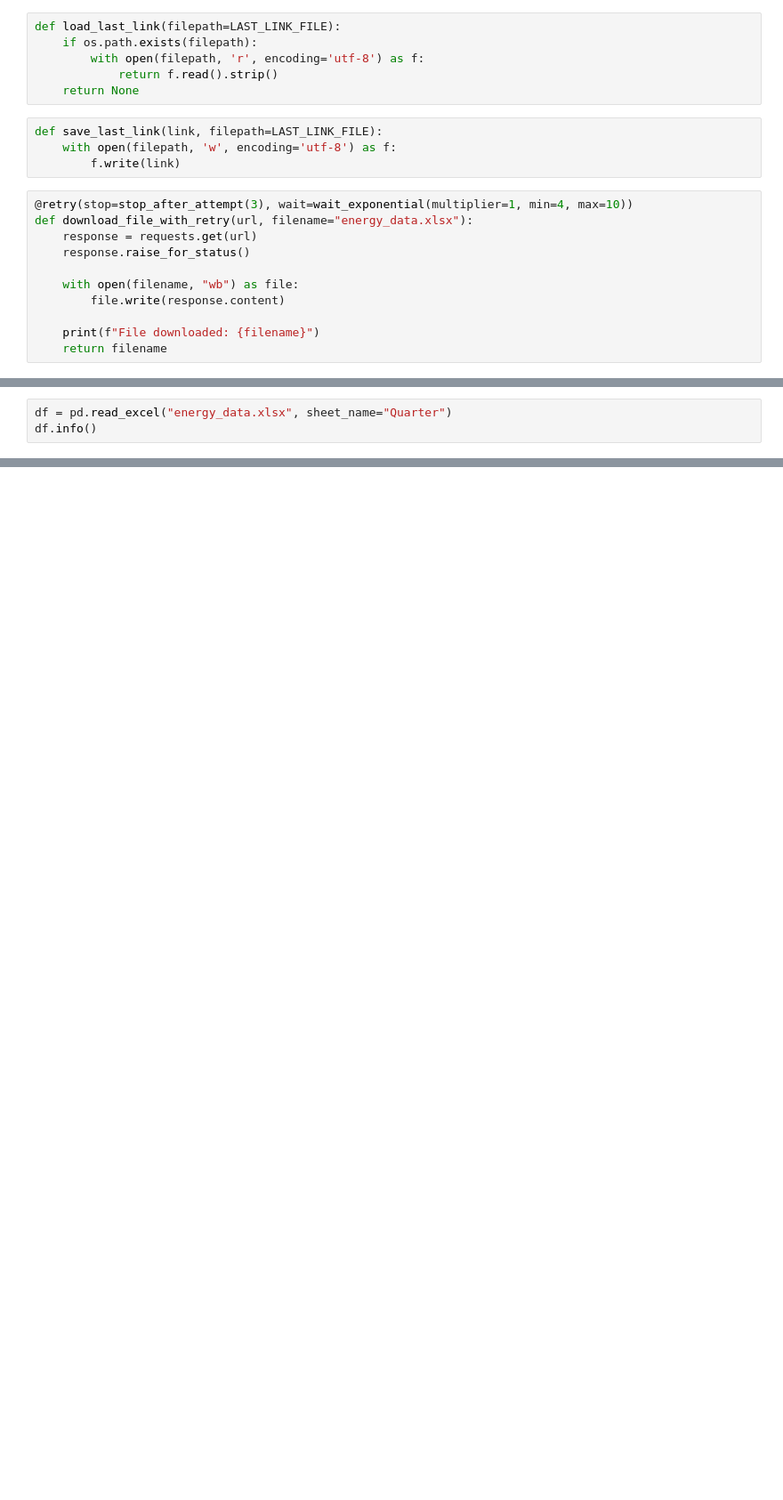
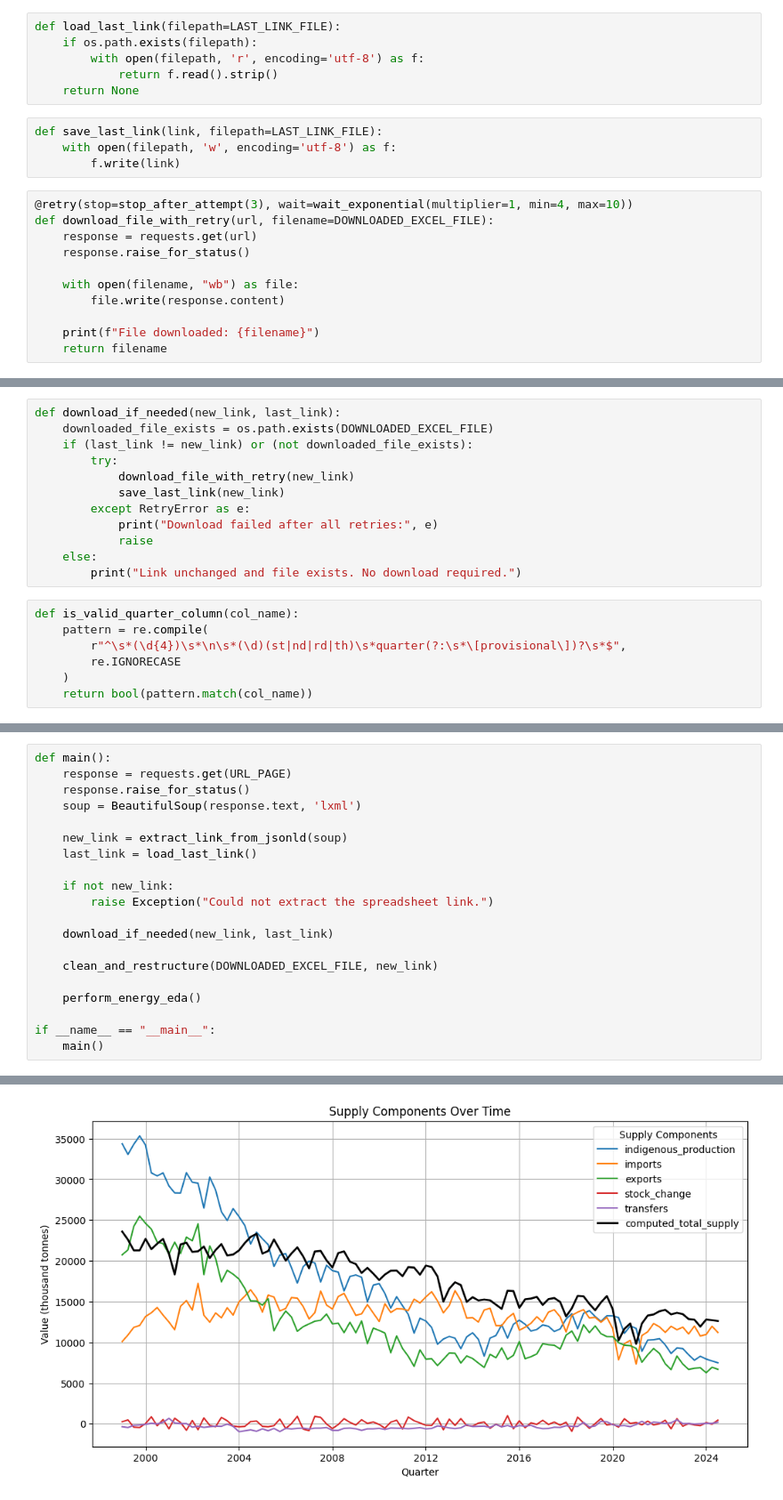
Before and after one commit to arjunsekhon/uk_govt_energy_analysis, a Jupyter notebook: energy_analytics.ipynb, the cells around one changed output, grey strips where cells are left out. Shown: that part at 89% size. Cells and saved outputs as stored; diff of their text form; blank space fills up the shorter version.

Commit message:
Cleaned energy data

```diff
--- a/energy_analytics.ipynb
+++ b/energy_analytics.ipynb
@@ -41,7 +47,7 @@ def save_last_link(link, filepath=LAST_LINK_FILE):
         f.write(link)
 # %%
 @retry(stop=stop_after_attempt(3), wait=wait_exponential(multiplier=1, min=4, max=10))
-def download_file_with_retry(url, filename="energy_data.xlsx"):
+def download_file_with_retry(url, filename=DOWNLOADED_EXCEL_FILE):
     response = requests.get(url)
     response.raise_for_status()
 
@@ -78,3 +58,0 @@ File downloaded: energy_data.xlsx
-# %%
-df = pd.read_excel("energy_data.xlsx", sheet_name="Quarter")
-df.info()
@@ -86,0 +59,19 @@ memory usage: 18.8+ KB
+# %%
+def download_if_needed(new_link, last_link):
+    downloaded_file_exists = os.path.exists(DOWNLOADED_EXCEL_FILE)
+    if (last_link != new_link) or (not downloaded_file_exists):
+        try:
+            download_file_with_retry(new_link)
+            save_last_link(new_link)
+        except RetryError as e:
+            print("Download failed after all retries:", e)
+            raise
+    else:
+        print("Link unchanged and file exists. No download required.")
+# %%
+def is_valid_quarter_column(col_name):
+    pattern = re.compile(
+        r"^\s*(\d{4})\s*\n\s*(\d)(st|nd|rd|th)\s*quarter(?:\s*\[provisional\])?\s*$",
+        re.IGNORECASE
+    )
+    return bool(pattern.match(col_name))
@@ -86,0 +314,21 @@ memory usage: 18.8+ KB
+# %%
+def main():
+    response = requests.get(URL_PAGE)
+    response.raise_for_status()
+    soup = BeautifulSoup(response.text, 'lxml')
+
+    new_link = extract_link_from_jsonld(soup)
+    last_link = load_last_link()
+
+    if not new_link:
+        raise Exception("Could not extract the spreadsheet link.")
+
+    download_if_needed(new_link, last_link)
+
+    clean_and_restructure(DOWNLOADED_EXCEL_FILE, new_link)
+
+    perform_energy_eda()
+
+if __name__ == "__main__":
+    main()
+# %% [output]
@@ -86,0 +352 @@ memory usage: 18.8+ KB
+[figure, added]
```
Also changed, not shown: parts of 7 cells of this notebook, 7 other files.
